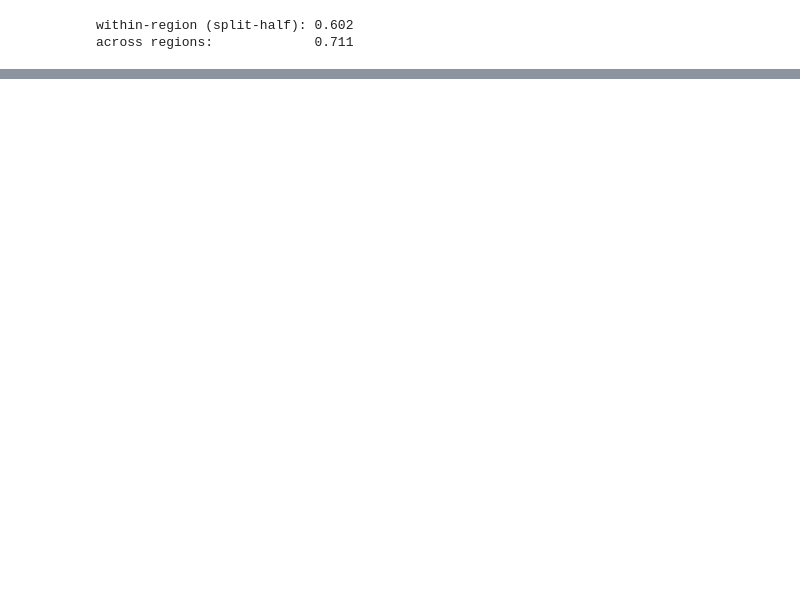
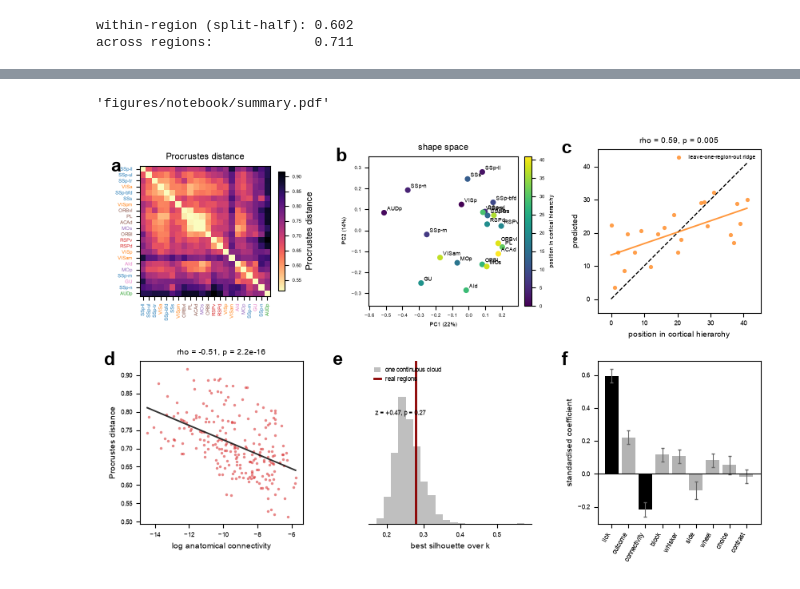
Before and after one commit to brunaafl/ShapeMetrics-tutorial, a Jupyter notebook: Posani/notebook.ipynb, the cells around one changed output, grey strips where cells are left out. Cells and saved outputs as stored; diff of their text form; code cells hidden in the pictures; blank space fills up the shorter version.

```diff
--- a/Posani/notebook.ipynb
+++ b/Posani/notebook.ipynb
@@ -277,0 +132,16 @@ plotting.save(fig, "7_summary")
+# %%
+ks = np.arange(2, len(d.regions))          # 2..21, the maximum for 22 regions
+E5 = E[:, :5]                              # the embedding already built in section 2
+obs = shape.silhouette_sweep(E5, ks)
+null = shape.gaussian_null(E5, ks, n_draw=500)
+
+# Posani's statistic (`kmeans_sort` + `_get_best`): sweep k, keep the best silhouette,
+# and let the null make the same free choice of k.
+sil = obs.max()
+best_null = null.max(1)
+z_best = (sil - best_null.mean()) / best_null.std()
+p_best = (np.sum(best_null >= sil) + 1) / (len(null) + 1)
+print(f"data:  best k = {ks[obs.argmax()]}, silhouette = {sil:.4f}")
+print(f"null:  {best_null.mean():.4f} +/- {best_null.std():.4f}"
+      f"   z = {z_best:+.2f}, p = {p_best:.3f}")
+print(f"       the null picks k = 2 in {np.mean(ks[null.argmax(1)] == 2):.0%} of its draws")
@@ -277,0 +253,58 @@ plotting.save(fig, "7_summary")
+# %%
+fig, axs = plt.subplots(2, 3, figsize=plotting.figsize(3, 2, panel=plotting.PAGE_WIDTH / 3))
+
+# a -- the distance matrix itself
+plotting.distmat(D, d, ax=axs[0, 0], fontsize=4)
+axs[0, 0].set_title("Procrustes distance", fontsize=8)
+
+# b -- the same matrix in 2D, coloured by hierarchy
+plotting.mds(xy, var, d, ax=axs[0, 1], by="hierarchy", size=26, fontsize=5)
+axs[0, 1].set_title("shape space", fontsize=8)
+
+# c -- hierarchy predicted from the whole matrix, region held out
+plotting.prediction(h, [ridge_cv], ["leave-one-region-out ridge"], ax=axs[0, 2],
+                    xlabel="position in cortical hierarchy", ylabel="predicted",
+                    size=14, fontsize=7,
+                    title=f"rho = {rho_hier:.2f}, p = {p_hier:.3f}")
+
+# d -- distance against anatomical connectivity
+plotting.scatter(conn, dist, "log anatomical connectivity", "Procrustes distance",
+                 ax=axs[1, 0], size=6, fontsize=7,
+                 title=f"rho = {rho_conn:.2f}, p = {p_conn:.1e}")
+
+# e -- categorical or continuum: best silhouette against a continuous cloud
+ax = axs[1, 1]
+ax.hist(best_null, bins=20, color="0.75", label="one continuous cloud")
+ax.axvline(sil, color="darkred", lw=2, label="real regions")
+ax.set_xlabel("best silhouette over k", fontsize=7)
+ax.set_yticks([])
+ax.tick_params(axis="x", labelsize=6)
+lo, hi = ax.get_ylim(); ax.set_ylim(lo, hi * 1.22)      # headroom for the legend
+ax.legend(frameon=False, fontsize=5.5, loc="upper left", handlelength=1.0)
+ax.annotate(f"z = {z_best:+.2f}, p = {p_best:.2f}", (.04, .70), xycoords="axes fraction",
+            fontsize=5.5, va="top")
+for s in ("top", "right", "left"):
+    ax.spines[s].set_visible(False)
+ax.set_box_aspect(1)
+
+# f -- which variables the distances encode
+ax = axs[1, 2]
+o = order                                   # largest |coefficient| first
+ax.bar(range(len(o)), beta[o],
+       color=["k" if pvals[k] < .05 else "0.7" for k in o])
+ax.errorbar(range(len(o)), beta[o], yerr=se[o], fmt="none",
+            ecolor="0.4", elinewidth=.8, capsize=1.5)
+ax.axhline(0, color="k", lw=.8)
+ax.set_xticks(range(len(o)))
+ax.set_xticklabels([VARS[k] for k in o], rotation=60, ha="right", fontsize=6)
+ax.set_ylabel("standardised coefficient", fontsize=7)
+ax.tick_params(axis="y", labelsize=6)
+ax.set_box_aspect(1)
+
+for ax, letter in zip(axs.ravel(), "abcdef"):
+    plotting.panel_letter(ax, letter)
+plt.tight_layout()
+plotting.save(fig, "summary")
+# %% [output]
+'figures/notebook/summary.pdf'
+[figure, added]
```
Also changed, not shown: parts of 23 cells of this notebook, 1 other file.
